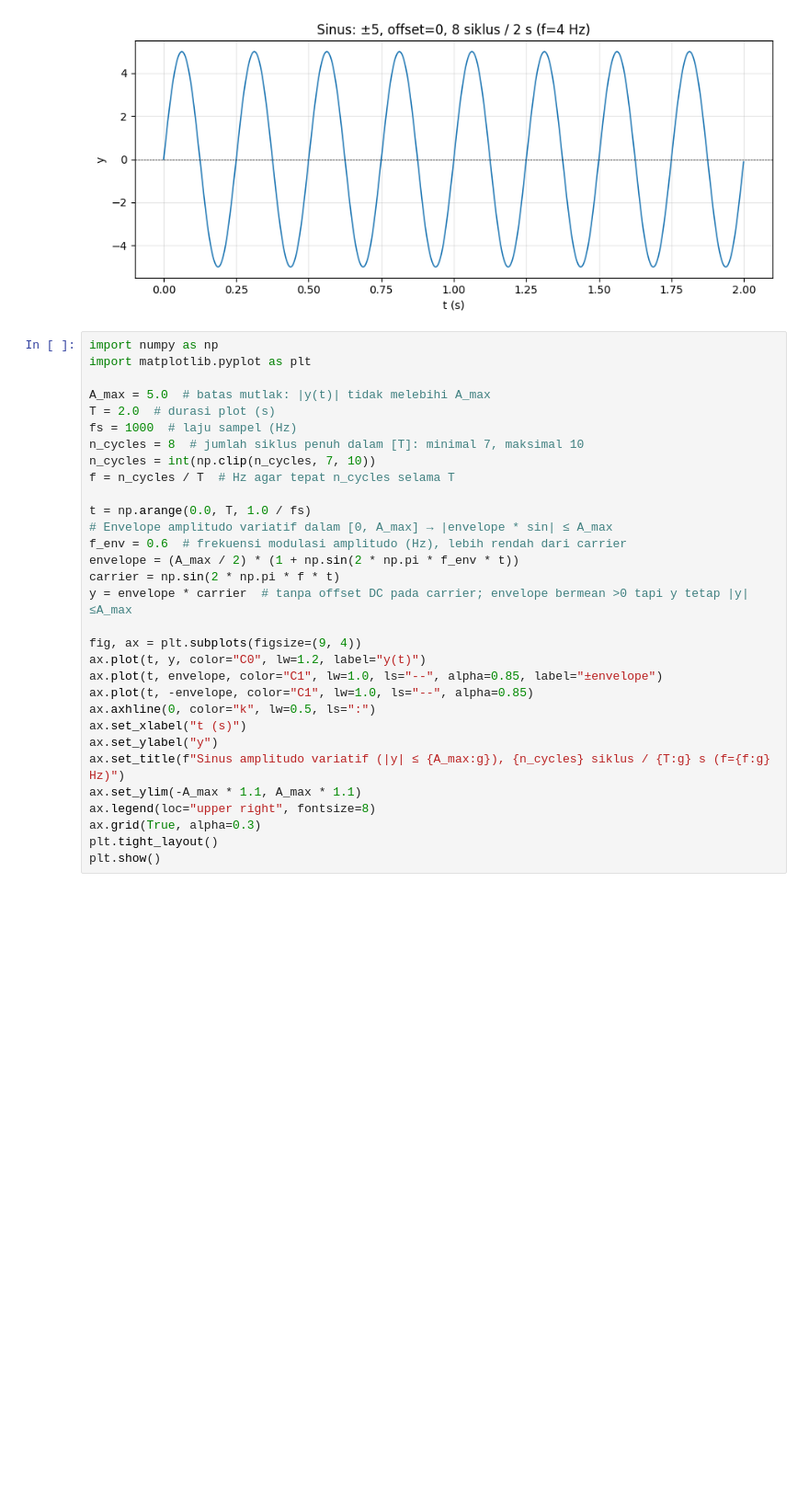
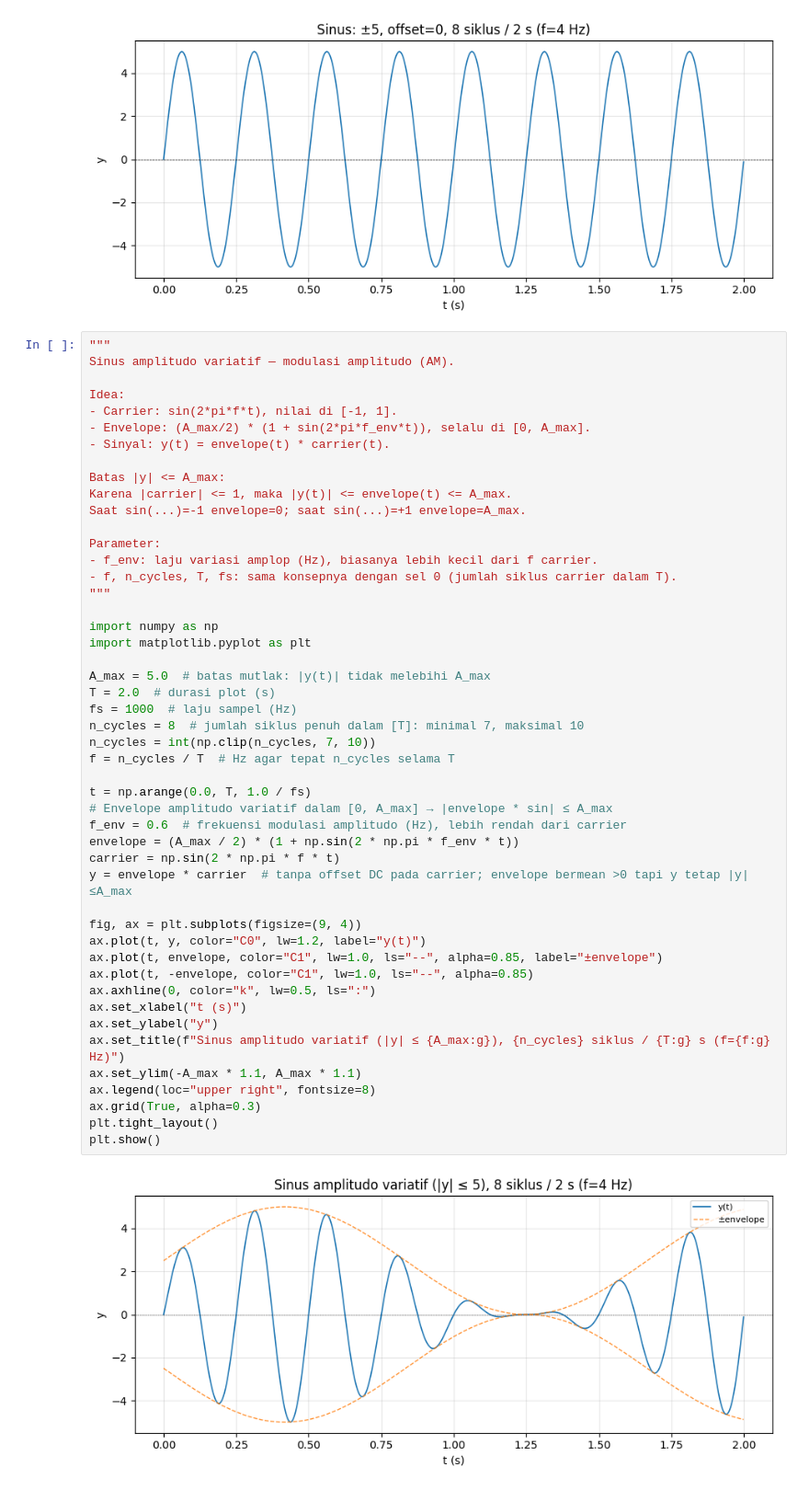
Before and after one commit to InskalBTHBPPT/Touchpad_Swimmer, a Jupyter notebook: Touchpad_Timer_Pressure/Python/Misc/Analisa_example.ipynb, the cells around one changed output. Shown at 92% size. Saved outputs shown, nothing was run; the diff lists cells and outputs as text; blank space fills up the shorter version.

Commit message:
Update execution count in 'Analisa_example.ipynb' and enhance output image data for better clarity in analysis results.

```diff
--- a/Touchpad_Timer_Pressure/Python/Misc/Analisa_example.ipynb
+++ b/Touchpad_Timer_Pressure/Python/Misc/Analisa_example.ipynb
@@ -25,33 +25,52 @@ plt.show()
 # %% [output]
 [figure]
 # %%
+"""
+Sinus amplitudo variatif — modulasi amplitudo (AM).
+
+Idea:
+- Carrier: sin(2*pi*f*t), nilai di [-1, 1].
+- Envelope: (A_max/2) * (1 + sin(2*pi*f_env*t)), selalu di [0, A_max].
+- Sinyal: y(t) = envelope(t) * carrier(t).
+
+Batas |y| <= A_max:
+Karena |carrier| <= 1, maka |y(t)| <= envelope(t) <= A_max.
+Saat sin(...)=-1 envelope=0; saat sin(...)=+1 envelope=A_max.
+
+Parameter:
+- f_env: laju variasi amplop (Hz), biasanya lebih kecil dari f carrier.
+- f, n_cycles, T, fs: sama konsepnya dengan sel 0 (jumlah siklus carrier dalam T).
+"""
+
 import numpy as np
 import matplotlib.pyplot as plt
 
 A_max = 5.0  # batas mutlak: |y(t)| tidak melebihi A_max
 T = 2.0  # durasi plot (s)
 fs = 1000  # laju sampel (Hz)
 n_cycles = 8  # jumlah siklus penuh dalam [T]: minimal 7, maksimal 10
 n_cycles = int(np.clip(n_cycles, 7, 10))
 f = n_cycles / T  # Hz agar tepat n_cycles selama T
 
 t = np.arange(0.0, T, 1.0 / fs)
 # Envelope amplitudo variatif dalam [0, A_max] → |envelope * sin| ≤ A_max
 f_env = 0.6  # frekuensi modulasi amplitudo (Hz), lebih rendah dari carrier
 envelope = (A_max / 2) * (1 + np.sin(2 * np.pi * f_env * t))
 carrier = np.sin(2 * np.pi * f * t)
 y = envelope * carrier  # tanpa offset DC pada carrier; envelope bermean >0 tapi y tetap |y|≤A_max
 
 fig, ax = plt.subplots(figsize=(9, 4))
 ax.plot(t, y, color="C0", lw=1.2, label="y(t)")
 ax.plot(t, envelope, color="C1", lw=1.0, ls="--", alpha=0.85, label="±envelope")
 ax.plot(t, -envelope, color="C1", lw=1.0, ls="--", alpha=0.85)
 ax.axhline(0, color="k", lw=0.5, ls=":")
 ax.set_xlabel("t (s)")
 ax.set_ylabel("y")
 ax.set_title(f"Sinus amplitudo variatif (|y| ≤ {A_max:g}), {n_cycles} siklus / {T:g} s (f={f:g} Hz)")
 ax.set_ylim(-A_max * 1.1, A_max * 1.1)
 ax.legend(loc="upper right", fontsize=8)
 ax.grid(True, alpha=0.3)
 plt.tight_layout()
 plt.show()
+# %% [output]
+[figure, added]
```
